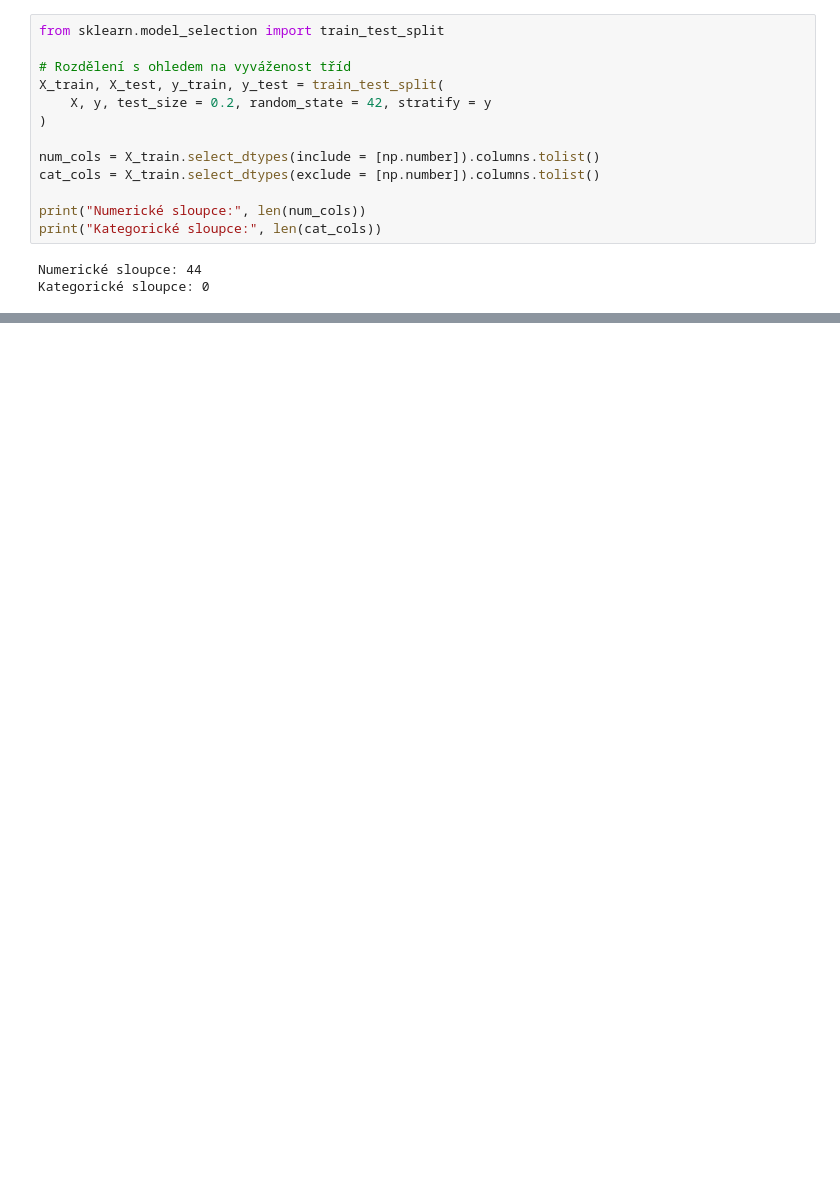
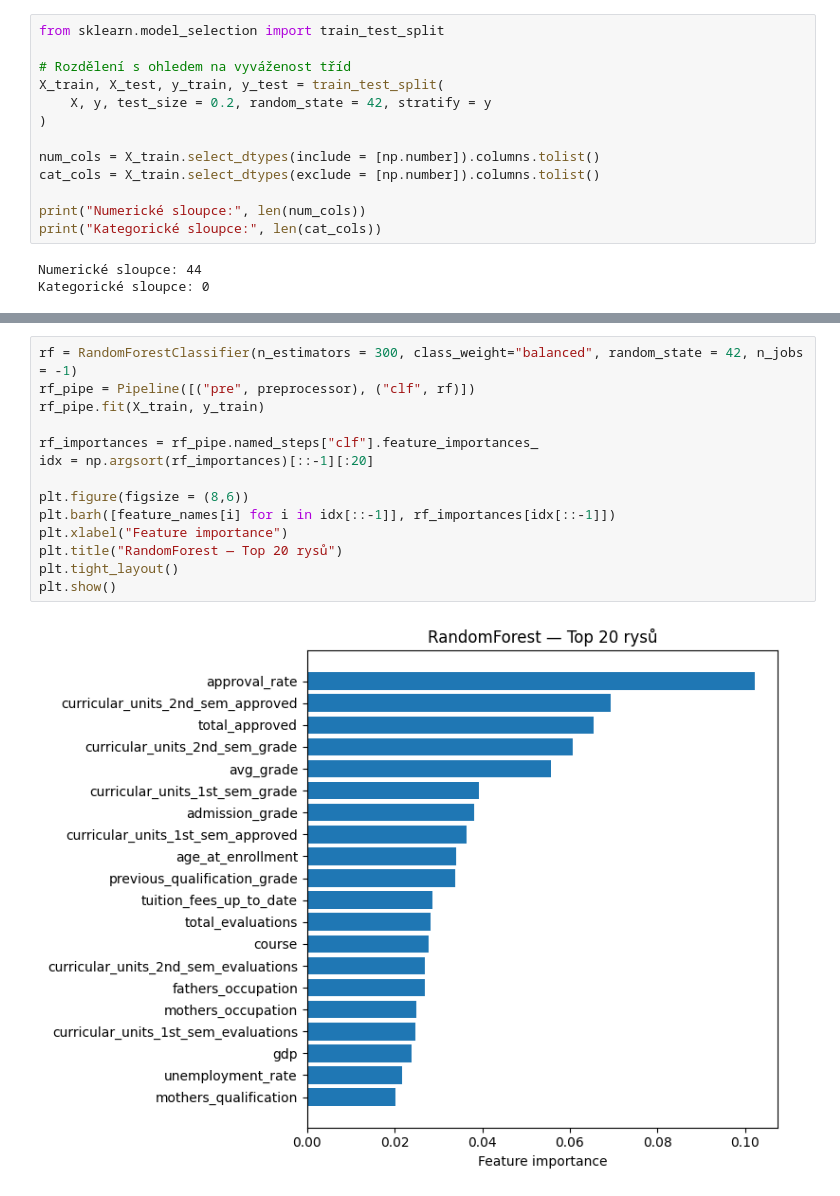
Before and after one commit to misahoskova/4IZ566-FIS-VSE, a Jupyter notebook: semestralka.ipynb, the cells around one changed output, grey strips where cells are left out. Saved outputs shown, nothing was run; the diff lists cells and outputs as text; blank space fills up the shorter version.

```diff
--- a/semestralka.ipynb
+++ b/semestralka.ipynb
@@ -693,0 +844,16 @@ dtype: object
+# %%
+rf = RandomForestClassifier(n_estimators = 300, class_weight="balanced", random_state = 42, n_jobs = -1)
+rf_pipe = Pipeline([("pre", preprocessor), ("clf", rf)])
+rf_pipe.fit(X_train, y_train)
+
+rf_importances = rf_pipe.named_steps["clf"].feature_importances_
+idx = np.argsort(rf_importances)[::-1][:20]
+
+plt.figure(figsize = (8,6))
+plt.barh([feature_names[i] for i in idx[::-1]], rf_importances[idx[::-1]])
+plt.xlabel("Feature importance")
+plt.title("RandomForest — Top 20 rysů")
+plt.tight_layout()
+plt.show()
+# %% [output]
+[figure, added]
```
Also changed, not shown: parts of 13 cells of this notebook, 1 other file.
